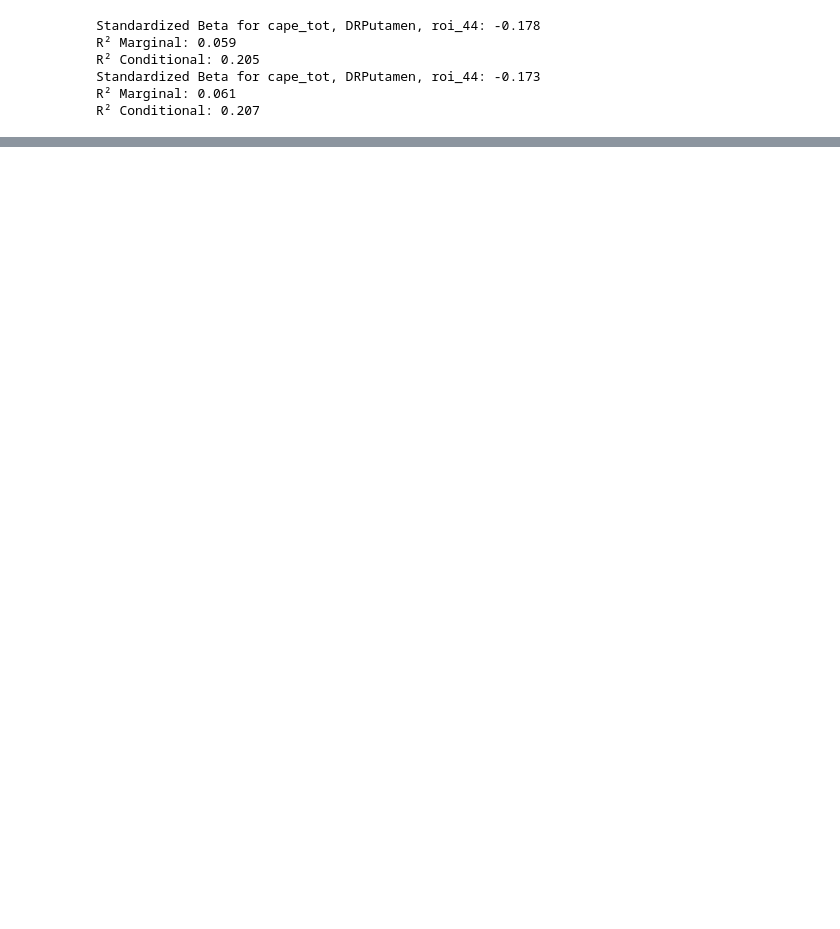
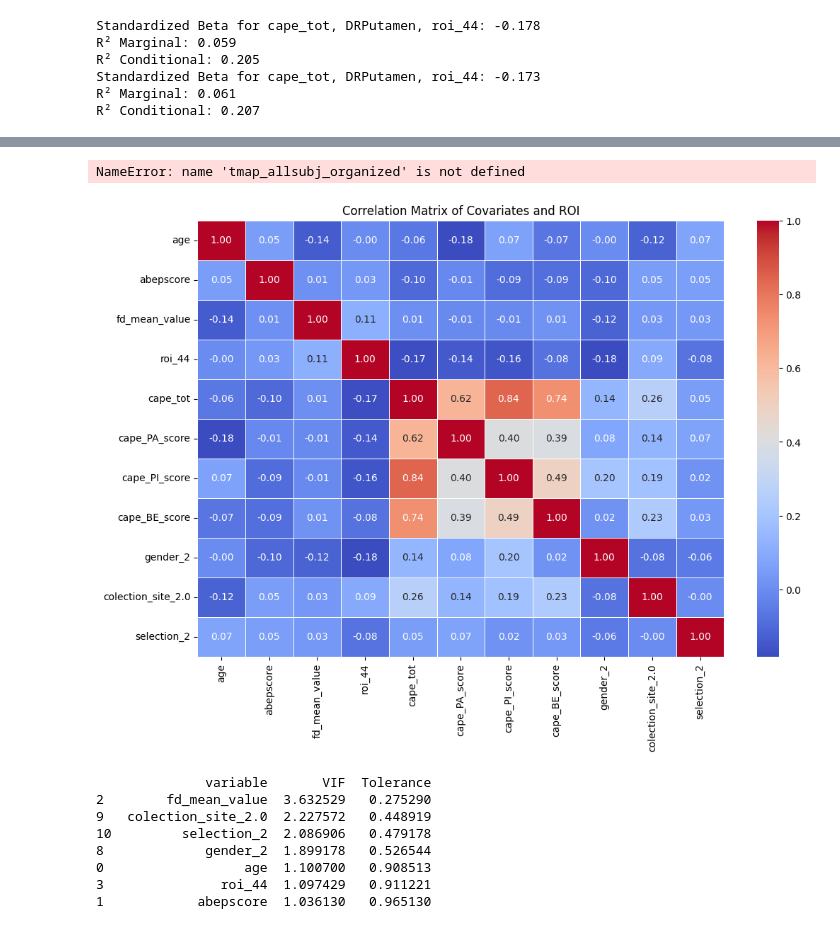
Before and after one commit to angeloodr/INPD-neuroimage-cape, a Jupyter notebook: code/seed-to-roi-2nd-level.ipynb, the cells around one changed output, grey strips where cells are left out. Cells and saved outputs as stored; diff of their text form; code cells hidden in the pictures; blank space fills up the shorter version.

```diff
--- a/code/seed-to-roi-2nd-level.ipynb
+++ b/code/seed-to-roi-2nd-level.ipynb
@@ -691,0 +531,66 @@ gender_2           -0.046889 -0.053387  0.703729 -0.076126 -0.702741
+# %%
+# checking the effect of each covariate in the model for CAPE total score
+covariates = ['age_c', 'C(gender)', 'abepscore', 'fd_mean_value', 'C(selection)', 'age_c*C(gender)']
+
+tmap_allsubj_organized['DRPutamen']['age_c'] = tmap_allsubj_organized['DRPutamen']['age'] - tmap_allsubj_organized['DRPutamen']['age'].mean()
+
+for VD in ['cape_tot','roi_44','roi_86']:
+    for cov in covariates:
+        model = smf.mixedlm(f'{VD} ~ {cov}',
+                            data=tmap_allsubj_organized['DRPutamen'],
+                            groups=tmap_allsubj_organized['DRPutamen']["colection_site"])
+        fit = model.fit()
+        print(f'--- {VD}: {cov} ---')
+        print(fit.summary().tables[1])
+# %% [output]
+NameError: name 'tmap_allsubj_organized' is not defined
+# %%
+# Compute and visualize correlations between covariates
+import matplotlib.pyplot as plt
+import seaborn as sns
+
+# Use the same fixed-effects structure as your mixed model
+variables = ['age', 'gender', 'abepscore', 'colection_site', 'fd_mean_value', 'selection', 'roi_44']
+model_data = tmap_allsubj_organized['DRPutamen'][variables + ['cape_tot', 'cape_PA_score', 'cape_PI_score', 'cape_BE_score']].copy()
+
+# One-hot encode categorical variables for correlation matrix and VIF diagnostics
+model_data_encoded = pd.get_dummies(
+    model_data,
+    columns=['gender', 'colection_site', 'selection'],
+    drop_first=True
+)
+
+# Make sure the target variables are present and the ROI variable is numeric
+model_data_encoded['roi_44'] = tmap_allsubj_organized['DRPutamen']['roi_44']
+
+corr_matrix = model_data_encoded.corr()
+
+plt.figure(figsize=(12, 8))
+sns.heatmap(corr_matrix, annot=True, cmap='coolwarm', fmt='.2f', linewidths=0.5)
+plt.title('Correlation Matrix of Covariates and ROI')
+plt.show()
+
+# VIF on the encoded matrix (without intercept)
+vif_df = pd.DataFrame({
+    'variable': model_data_encoded.columns,
+    'VIF': [variance_inflation_factor(model_data_encoded.values, i) for i in range(model_data_encoded.shape[1])],
+    'Tolerance': [1 / variance_inflation_factor(model_data_encoded.values, i) for i in range(model_data_encoded.shape[1])],
+})
+
+# Remove any non-numeric or constant columns if needed
+vif_df = vif_df[vif_df['variable'] != 'cape_tot']
+vif_df = vif_df[vif_df['variable'] != 'cape_PA_score']
+vif_df = vif_df[vif_df['variable'] != 'cape_PI_score']
+vif_df = vif_df[vif_df['variable'] != 'cape_BE_score']
+
+print(vif_df.sort_values('VIF', ascending=False))
+# %% [output]
+[figure, added]
+              variable       VIF  Tolerance
+2        fd_mean_value  3.632529   0.275290
+9   colection_site_2.0  2.227572   0.448919
+10         selection_2  2.086906   0.479178
+8             gender_2  1.899178   0.526544
+0                  age  1.100700   0.908513
+3               roi_44  1.097429   0.911221
+1            abepscore  1.036130   0.965130
```
Also changed, not shown: parts of 11 cells of this notebook, 1 other file.
